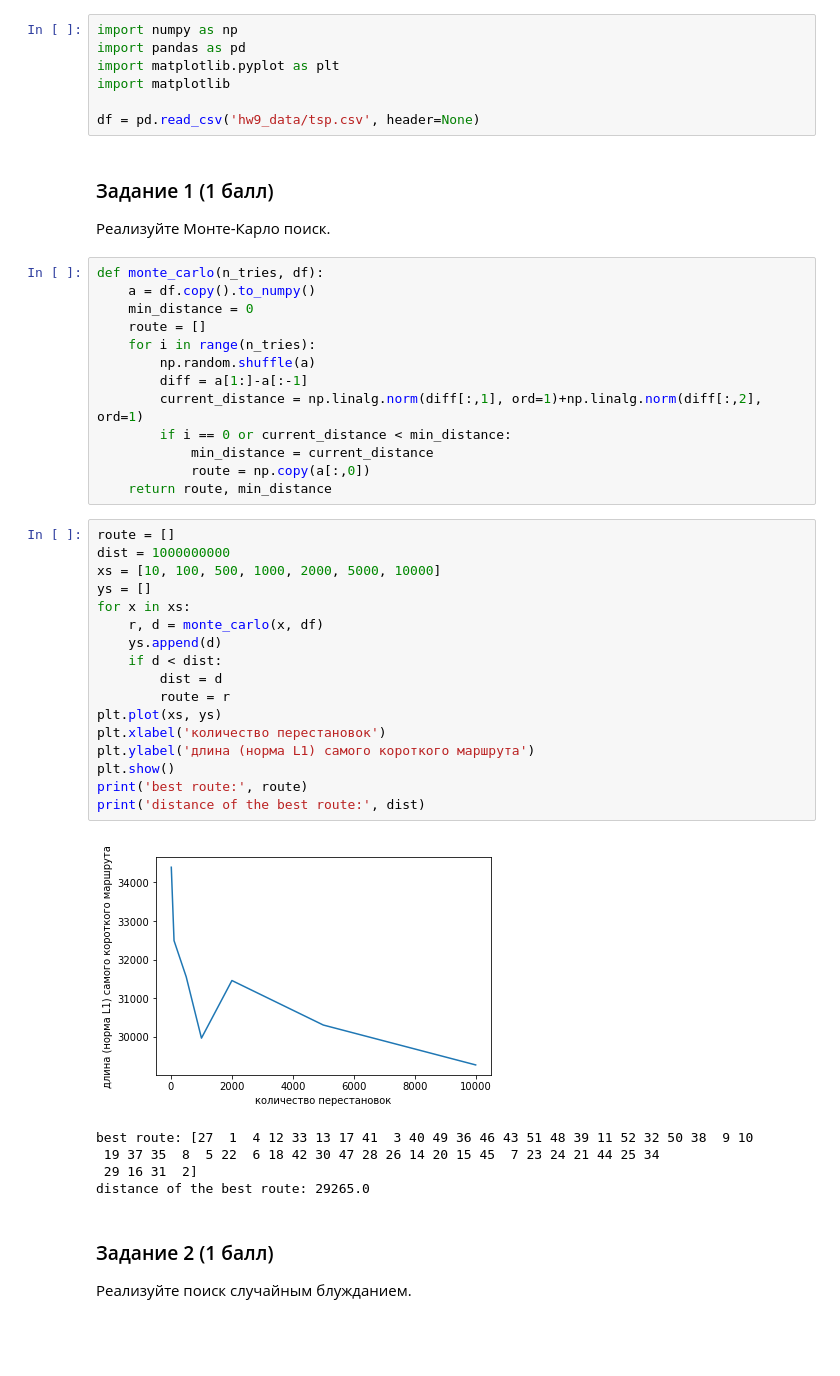
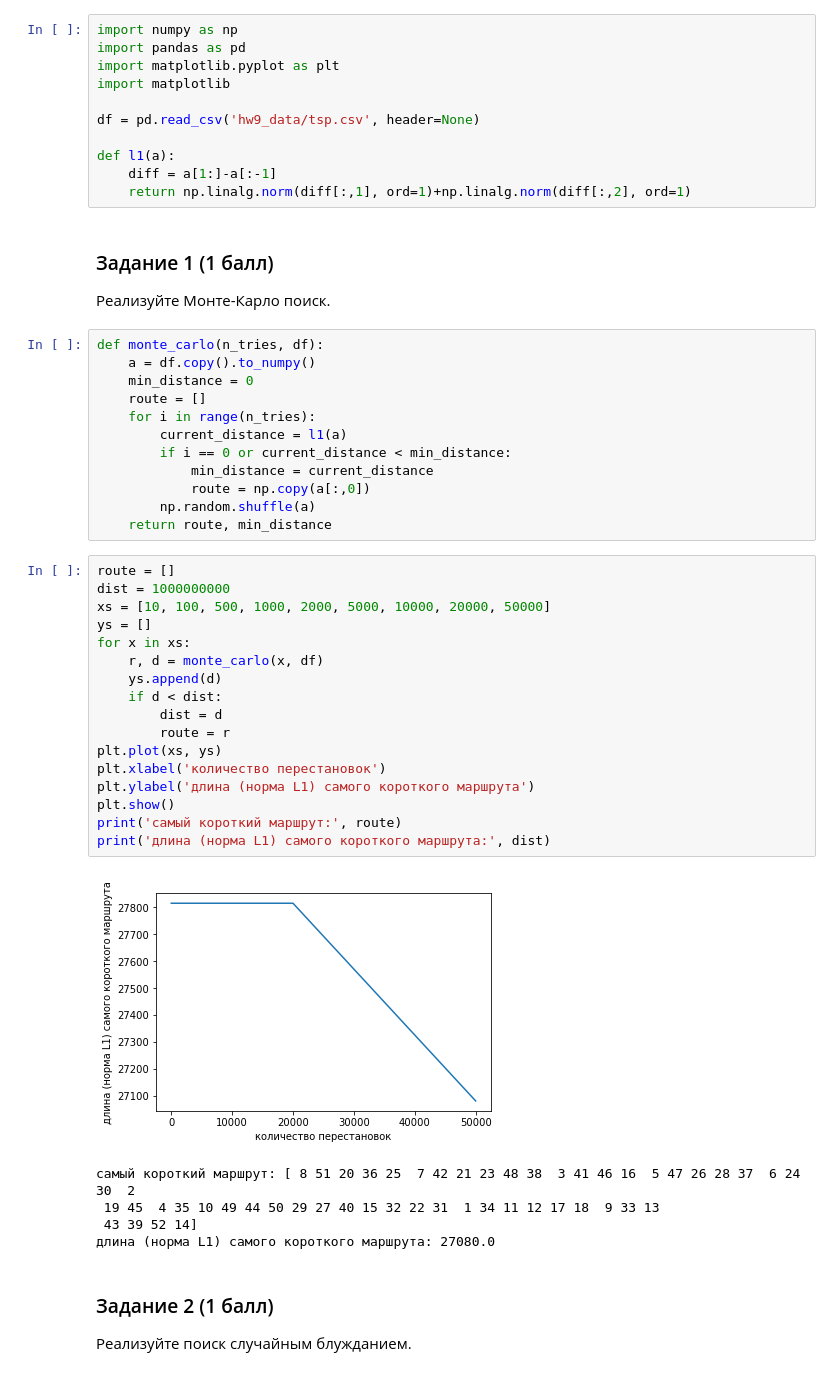
Before and after one commit to yegorov-boris/bioinf, a Jupyter notebook: HW9_local_and_global_search.ipynb, the cells around one changed output. Cells and saved outputs as stored; diff of their text form; blank space fills up the shorter version.

```diff
--- a/HW9_local_and_global_search.ipynb
+++ b/HW9_local_and_global_search.ipynb
@@ -9,6 +9,10 @@ import matplotlib.pyplot as plt
 import matplotlib
 
 df = pd.read_csv('hw9_data/tsp.csv', header=None)
+
+def l1(a):
+    diff = a[1:]-a[:-1]
+    return np.linalg.norm(diff[:,1], ord=1)+np.linalg.norm(diff[:,2], ord=1)
 # %% [markdown]
 ### Задание 1 (1 балл)
 
@@ -19,36 +23,35 @@ def monte_carlo(n_tries, df):
     min_distance = 0
     route = []
     for i in range(n_tries):
-        np.random.shuffle(a)
-        diff = a[1:]-a[:-1]
-        current_distance = np.linalg.norm(diff[:,1], ord=1)+np.linalg.norm(diff[:,2], ord=1)
+        current_distance = l1(a)
         if i == 0 or current_distance < min_distance:
             min_distance = current_distance
             route = np.copy(a[:,0])
+        np.random.shuffle(a)
     return route, min_distance
 # %%
 route = []
 dist = 1000000000
-xs = [10, 100, 500, 1000, 2000, 5000, 10000]
+xs = [10, 100, 500, 1000, 2000, 5000, 10000, 20000, 50000]
 ys = []
 for x in xs:
     r, d = monte_carlo(x, df)
     ys.append(d)
     if d < dist:
         dist = d
         route = r
 plt.plot(xs, ys)
 plt.xlabel('количество перестановок')
 plt.ylabel('длина (норма L1) самого короткого маршрута')
 plt.show()
-print('best route:', route)
-print('distance of the best route:', dist)
+print('самый короткий маршрут:', route)
+print('длина (норма L1) самого короткого маршрута:', dist)
 # %% [output]
-[figure, old version]
+[figure, new version]
-best route: [27  1  4 12 33 13 17 41  3 40 49 36 46 43 51 48 39 11 52 32 50 38  9 10
- 19 37 35  8  5 22  6 18 42 30 47 28 26 14 20 15 45  7 23 24 21 44 25 34
- 29 16 31  2]
-distance of the best route: 29265.0
+самый короткий маршрут: [ 8 51 20 36 25  7 42 21 23 48 38  3 41 46 16  5 47 26 28 37  6 24 30  2
+ 19 45  4 35 10 49 44 50 29 27 40 15 32 22 31  1 34 11 12 17 18  9 33 13
+ 43 39 52 14]
+длина (норма L1) самого короткого маршрута: 27080.0
 # %% [markdown]
 ### Задание 2 (1 балл)
 
```
Also changed, not shown: parts of 8 cells of this notebook.
